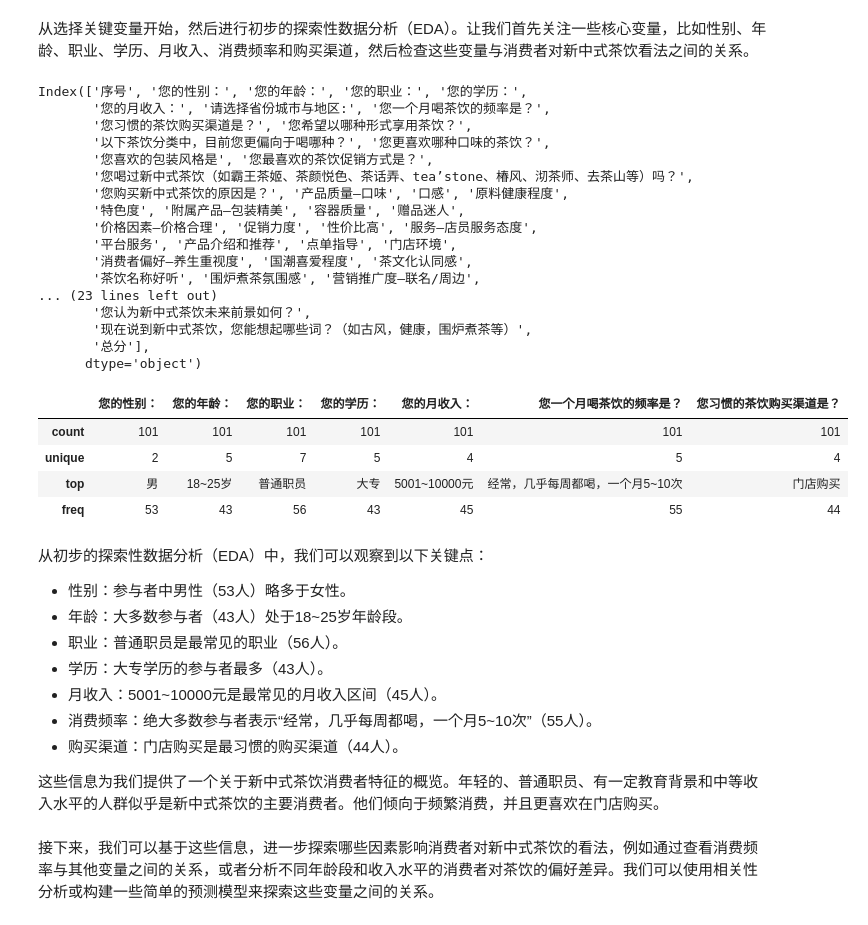
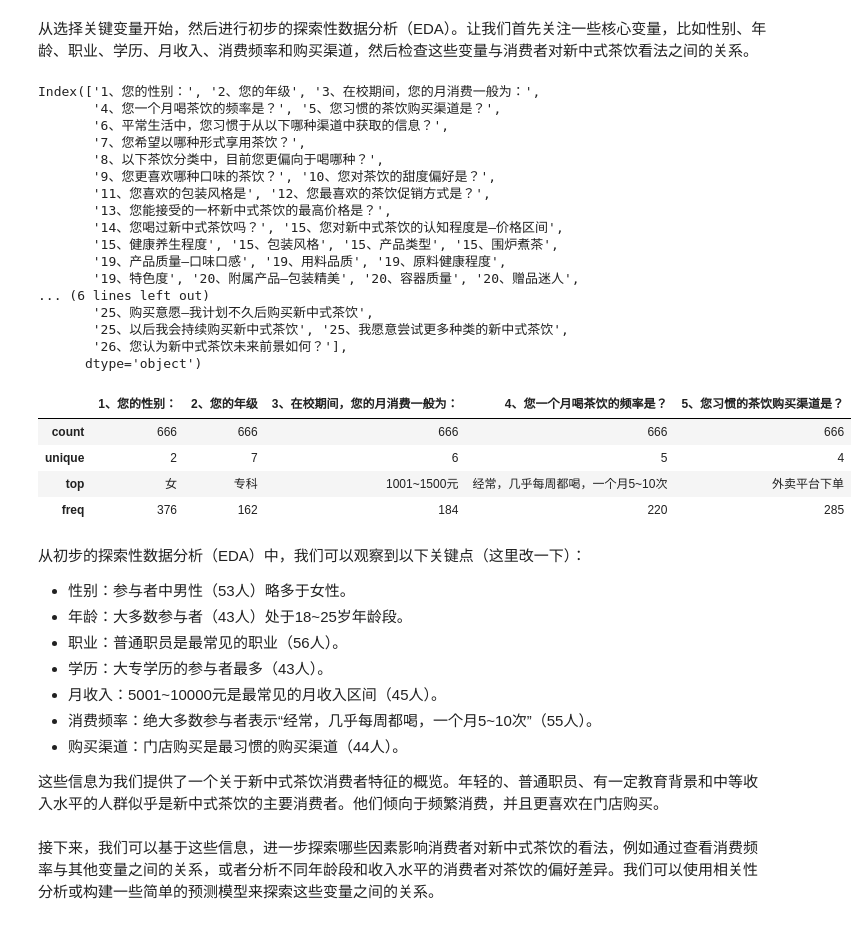
Before and after one commit to wifi504/new-cn-tea-analysis, a Jupyter notebook: main.ipynb, the cells around one changed output. Cells and saved outputs as stored; diff of their text form; code cells hidden in the pictures.

```diff
--- a/main.ipynb
+++ b/main.ipynb
@@ -87,0 +41,6 @@ memory usage: 21.4 KB
+# %%
+raw_data = pd.read_excel('resources/当代大学生对于新中式茶饮消费需求调研及新店开业营销探究.xlsx') # 原始数据
+raw_data = raw_data.iloc[:,1:-2] # 去掉第一行的数据
+raw_data.drop(raw_data.columns[19:22], axis=1, inplace=True)
+
+raw_data.info() # 查看数据结构
@@ -212,45 +213,43 @@ plt.show()
 column_names = raw_data.columns
 column_names
 # %% [output]
-Index(['序号', '您的性别：', '您的年龄：', '您的职业：', '您的学历：',
-       '您的月收入：', '请选择省份城市与地区:', '您一个月喝茶饮的频率是？',
-       '您习惯的茶饮购买渠道是？', '您希望以哪种形式享用茶饮？',
-       '以下茶饮分类中，目前您更偏向于喝哪种？', '您更喜欢哪种口味的茶饮？',
-       '您喜欢的包装风格是', '您最喜欢的茶饮促销方式是？',
-       '您喝过新中式茶饮（如霸王茶姬、茶颜悦色、茶话弄、tea’stone、椿风、沏茶师、去茶山等）吗？',
-       '您购买新中式茶饮的原因是？', '产品质量—口味', '口感', '原料健康程度',
-       '特色度', '附属产品—包装精美', '容器质量', '赠品迷人',
-       '价格因素—价格合理', '促销力度', '性价比高', '服务—店员服务态度',
-       '平台服务', '产品介绍和推荐', '点单指导', '门店环境',
-       '消费者偏好—养生重视度', '国潮喜爱程度', '茶文化认同感',
-       '茶饮名称好听', '围炉煮茶氛围感', '营销推广度—联名/周边',
-... (23 lines left out)
-       '您认为新中式茶饮未来前景如何？',
-       '现在说到新中式茶饮，您能想起哪些词？（如古风，健康，围炉煮茶等）',
-       '总分'],
+Index(['1、您的性别：', '2、您的年级', '3、在校期间，您的月消费一般为：',
+       '4、您一个月喝茶饮的频率是？', '5、您习惯的茶饮购买渠道是？',
+       '6、平常生活中，您习惯于从以下哪种渠道中获取的信息？',
+       '7、您希望以哪种形式享用茶饮？',
+       '8、以下茶饮分类中，目前您更偏向于喝哪种？',
+       '9、您更喜欢哪种口味的茶饮？', '10、您对茶饮的甜度偏好是？',
+       '11、您喜欢的包装风格是', '12、您最喜欢的茶饮促销方式是？',
+       '13、您能接受的一杯新中式茶饮的最高价格是？',
+       '14、您喝过新中式茶饮吗？', '15、您对新中式茶饮的认知程度是—价格区间',
+       '15、健康养生程度', '15、包装风格', '15、产品类型', '15、围炉煮茶',
+       '19、产品质量—口味口感', '19、用料品质', '19、原料健康程度',
+       '19、特色度', '20、附属产品—包装精美', '20、容器质量', '20、赠品迷人',
+... (6 lines left out)
+       '25、购买意愿—我计划不久后购买新中式茶饮',
+       '25、以后我会持续购买新中式茶饮', '25、我愿意尝试更多种类的新中式茶饮',
+       '26、您认为新中式茶饮未来前景如何？'],
       dtype='object')
 # %%
 corrected_variables_for_eda = {
-    '性别': '您的性别：',
-    '年龄': '您的年龄：',
-    '职业': '您的职业：',
-    '学历': '您的学历：',
-    '月收入': '您的月收入：',
-    '消费频率': '您一个月喝茶饮的频率是？',
-    '购买渠道': '您习惯的茶饮购买渠道是？'
+    '性别': '1、您的性别：',
+    '年级': '2、您的年级',
+    '月消费': '3、在校期间，您的月消费一般为：',
+    '消费频率': '4、您一个月喝茶饮的频率是？',
+    '购买渠道': '5、您习惯的茶饮购买渠道是？'
 }
 
 eda_summary_corrected = raw_data[list(corrected_variables_for_eda.values())].describe(include='all')
 
 eda_summary_corrected
 # %% [output]
-|  | 您的性别： | 您的年龄： | 您的职业： | 您的学历： | 您的月收入： | 您一个月喝茶饮的频率是？ | 您习惯的茶饮购买渠道是？ |
-| count | 101 | 101 | 101 | 101 | 101 | 101 | 101 |
-| unique | 2 | 5 | 7 | 5 | 4 | 5 | 4 |
-| top | 男 | 18~25岁 | 普通职员 | 大专 | 5001~10000元 | 经常，几乎每周都喝，一个月5~10次 | 门店购买 |
-| freq | 53 | 43 | 56 | 43 | 45 | 55 | 44 |
+|  | 1、您的性别： | 2、您的年级 | 3、在校期间，您的月消费一般为： | 4、您一个月喝茶饮的频率是？ | 5、您习惯的茶饮购买渠道是？ |
+| count | 666 | 666 | 666 | 666 | 666 |
+| unique | 2 | 7 | 6 | 5 | 4 |
+| top | 女 | 专科 | 1001~1500元 | 经常，几乎每周都喝，一个月5~10次 | 外卖平台下单 |
+| freq | 376 | 162 | 184 | 220 | 285 |
 # %% [markdown]
-从初步的探索性数据分析（EDA）中，我们可以观察到以下关键点：
+从初步的探索性数据分析（EDA）中，我们可以观察到以下关键点（这里改一下）：
 
 - 性别：参与者中男性（53人）略多于女性。
 - 年龄：大多数参与者（43人）处于18~25岁年龄段。
```
Also changed, not shown: parts of 21 cells of this notebook.
